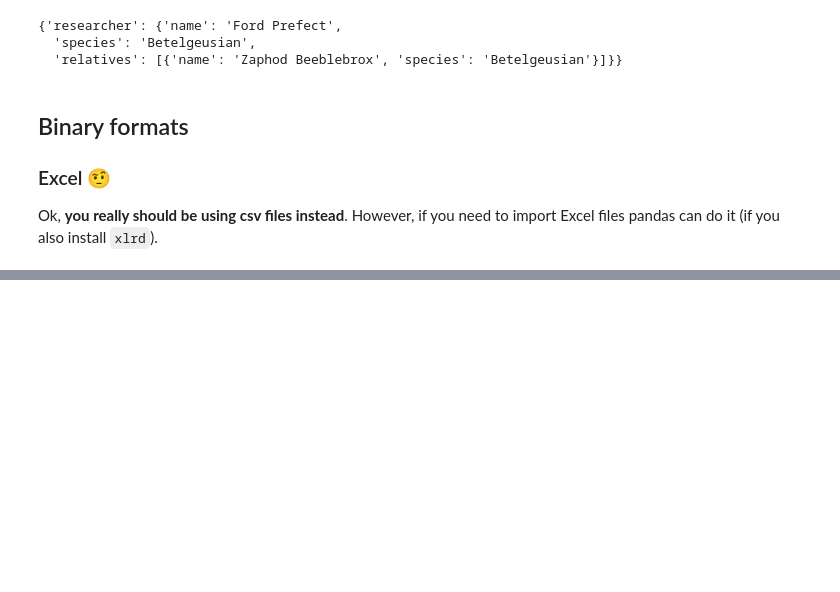
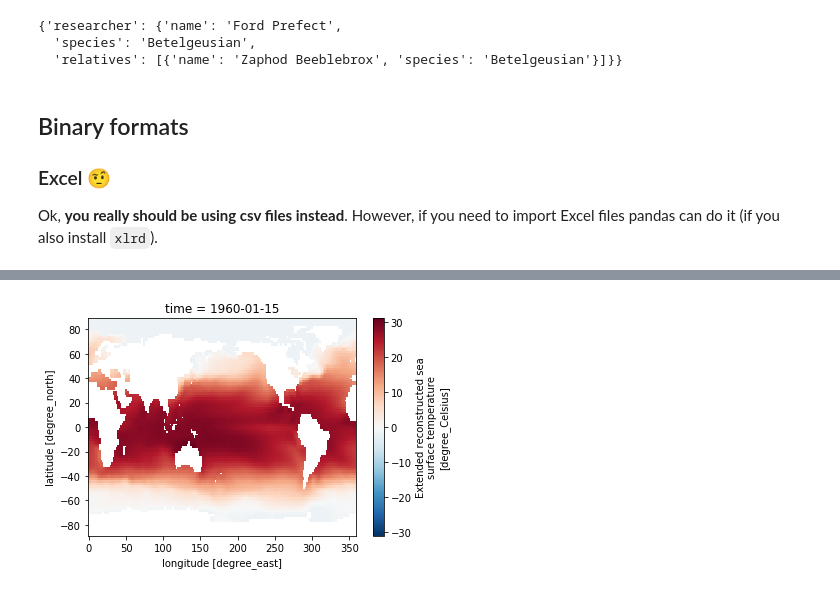
Before and after one commit to cwerner/kit_micmor_summerschool_2019, a Jupyter notebook: nbs/10_processing_dataformats.ipynb, the cells around one changed output, grey strips where cells are left out. Cells and saved outputs as stored; diff of their text form; code cells hidden in the pictures; blank space fills up the shorter version.

```diff
--- a/nbs/10_processing_dataformats.ipynb
+++ b/nbs/10_processing_dataformats.ipynb
@@ -218,0 +283,5 @@ df
+# %%
+import xarray as xr
+
+ds = xr.open_dataset('../data/other/NOAA_NCDC_ERSST_v3b_SST.nc')
+ds
@@ -218,0 +301,4 @@ df
+# %%
+ds.sst.isel(time=0).plot();
+# %% [output]
+[figure, added]
```
Also changed, not shown: parts of 14 cells of this notebook, 5 other files.
